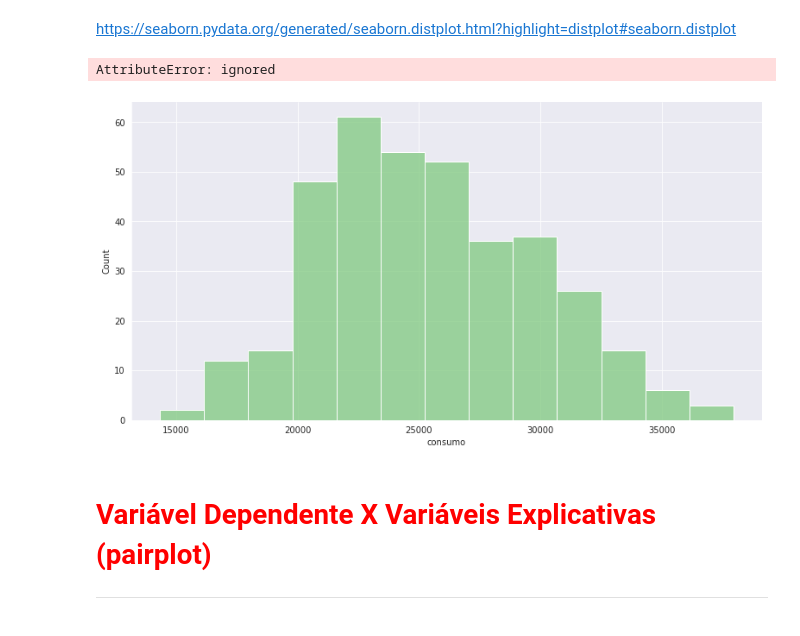
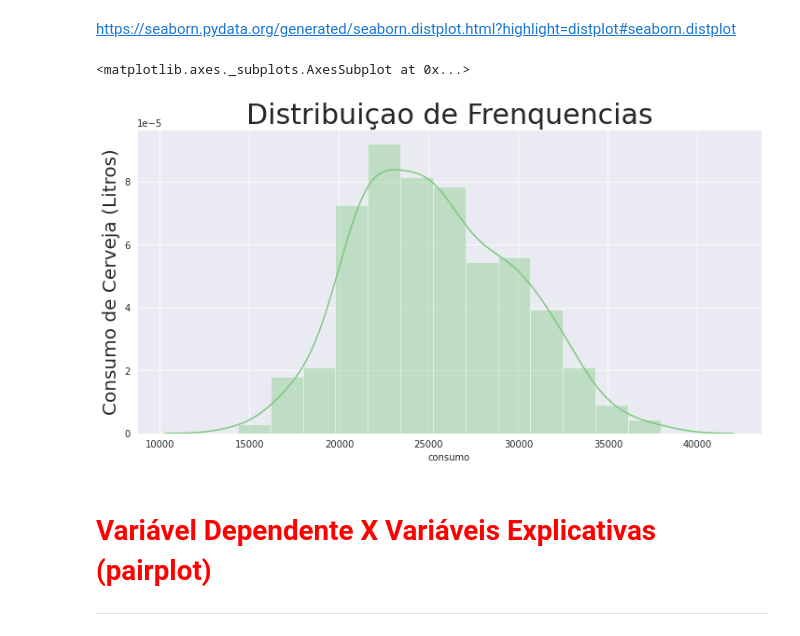
Before and after one commit to nicolasdeoliveira100/Data_Science_regress-_o_linear, a Jupyter notebook: regress_o_linear.ipynb, the cells around one changed output. Drawn from its saved outputs; the diff is of its cells as text; code cells hidden in the pictures.

```diff
--- a/regress_o_linear.ipynb
+++ b/regress_o_linear.ipynb
@@ -200,15 +205,14 @@ ax
 # %% [markdown]
 https://seaborn.pydata.org/generated/seaborn.distplot.html?highlight=distplot#seaborn.distplot
 # %%
-ax = sns.displot(dados['consumo'])
+ax = sns.distplot(dados['consumo'])
 ax.figure.set_size_inches(12,6)
-ax.set_title('consumo de cerveja', fontsize= 30)
-ax.set_ylabel('Litros', fontsize=20)
-ax.set_xlabel('Final de Semana', fontsize=20)
+ax.set_title('Distribuiçao de Frenquencias', fontsize= 30)
+ax.set_ylabel('Consumo de Cerveja (Litros)', fontsize=20)
 ax
 # %% [output]
-AttributeError: ignored
+<matplotlib.axes._subplots.AxesSubplot at 0x...>
-[figure, old version]
+[figure, new version]
 # %% [markdown]
 # <font color='red' style='font-size: 30px;'>Variável Dependente X Variáveis Explicativas (pairplot)</font>
 <hr style='border: 2px solid red;'>
```
Also changed, not shown: parts of 14 cells of this notebook.
